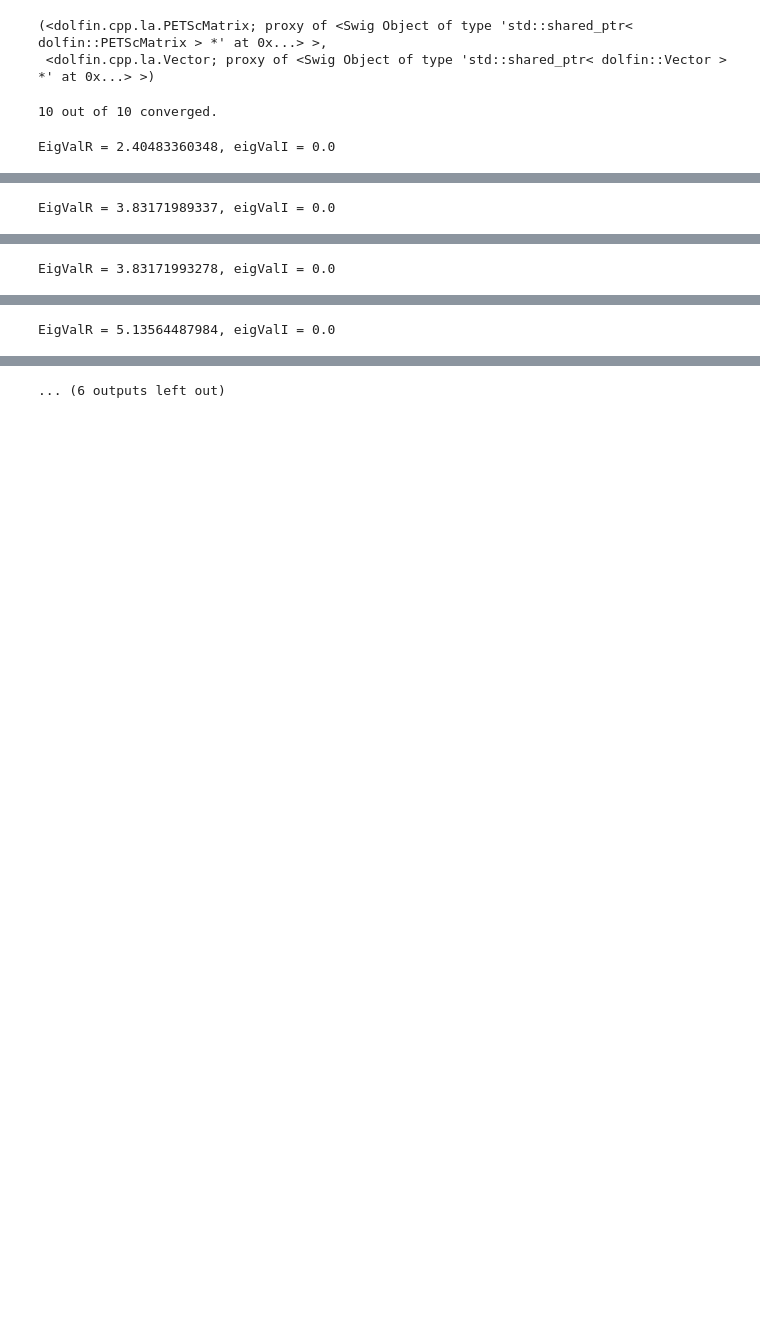
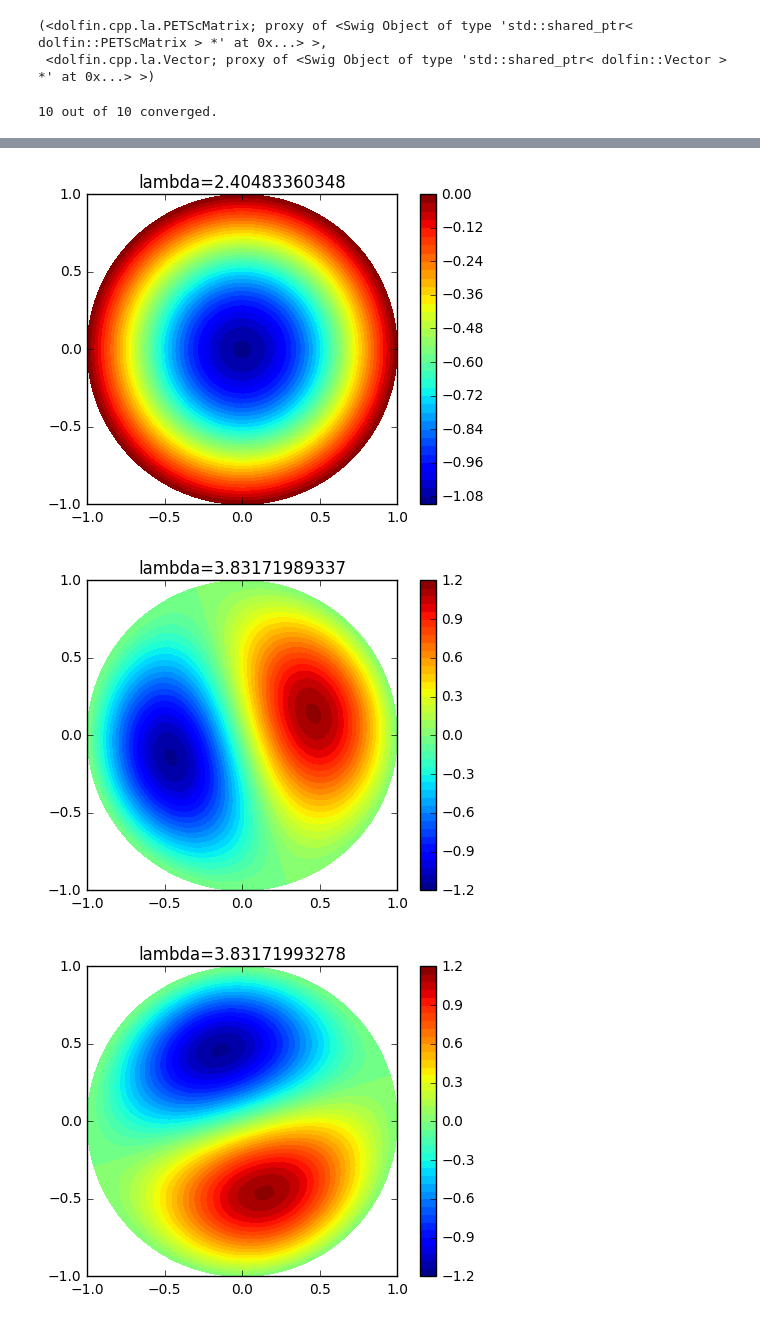
Before and after one commit to goldsbe/FenicsDemos, a Jupyter notebook: MembraneEigenvalues.ipynb, the cells around one changed output, grey strips where cells are left out. Drawn from its saved outputs; the diff is of its cells as text; code cells hidden in the pictures; blank space fills up the shorter version.

```diff
--- a/MembraneEigenvalues.ipynb
+++ b/MembraneEigenvalues.ipynb
@@ -68,13 +69,11 @@ assemble_system(MassMatrix,lhs,bc,A_tensor=M)
 (<dolfin.cpp.la.PETScMatrix; proxy of <Swig Object of type 'std::shared_ptr< dolfin::PETScMatrix > *' at 0x...> >,
  <dolfin.cpp.la.Vector; proxy of <Swig Object of type 'std::shared_ptr< dolfin::Vector > *' at 0x...> >)
 # %%
-NEigs = 10 #Solve for the first three eigenvalues
+NEigs = 10 #Solve for the first N eigenvalues
 eigensolver = SLEPcEigenSolver(K,M) #Create eigensolver
 #Important!: Must apply spectral transform to calculate lowest eigenvalues
-eigensolver.parameters["spectrum"] = "smallest magnitude"
 eigensolver.parameters["spectral_transform"]="shift-and-invert"
 eigensolver.parameters["spectral_shift"]=5.0
-#eigensolver.parameters["solver"]="arnoldi"
 eigensolver.parameters["problem_type"] = "gen_hermitian"
 # %%
 eigensolver.solve(NEigs)
@@ -85,16 +84,15 @@ print(str(Nconverged) + ' out of ' + str(NEigs) + ' converged.')
 # %%
 #Extract eigenvalues and eigenvectors and plot
 import numpy as np
-import matplotlib.pyplot as plt
 
 for ii in range(NEigs):
     eigValR,eigValI,eigVecR,eigVecI = eigensolver.get_eigenpair(ii)
     eigVec = Function(V)
     eigVec.vector()[:] = np.ascontiguousarray(eigVecR)
     if np.sqrt(eigValR) > 1.1:
-        print('EigValR = ' + str(np.sqrt(eigValR)) + ', eigValI = ' + str(eigValI))
+        #print('EigValR = ' + str(np.sqrt(eigValR)) + ', eigValI = ' + str(eigValI))
         plt.figure()
-        plot(eigVec,title='lambda='+str(np.sqrt(eigValR)),scalarbar=True)
+        qr=plot(eigVec,title='lambda='+str(np.sqrt(eigValR)))
+        plt.colorbar(qr)
         plt.show()
 # %% [output]
-EigValR = 2.40483360348, eigValI = 0.0
@@ -103 +98,0 @@ EigValR = 2.40483360348, eigValI = 0.0
-EigValR = 3.83171989337, eigValI = 0.0
@@ -106 +98,0 @@ EigValR = 3.83171989337, eigValI = 0.0
-EigValR = 3.83171993278, eigValI = 0.0
@@ -109 +98,0 @@ EigValR = 3.83171993278, eigValI = 0.0
-EigValR = 5.13564487984, eigValI = 0.0
@@ -112 +99,3 @@ EigValR = 5.13564487984, eigValI = 0.0
-... (6 outputs left out)
+[figure, added]
+[figure, added]
+[figure, added]
```
Also changed, not shown: parts of 10 cells of this notebook, 1 other file.
